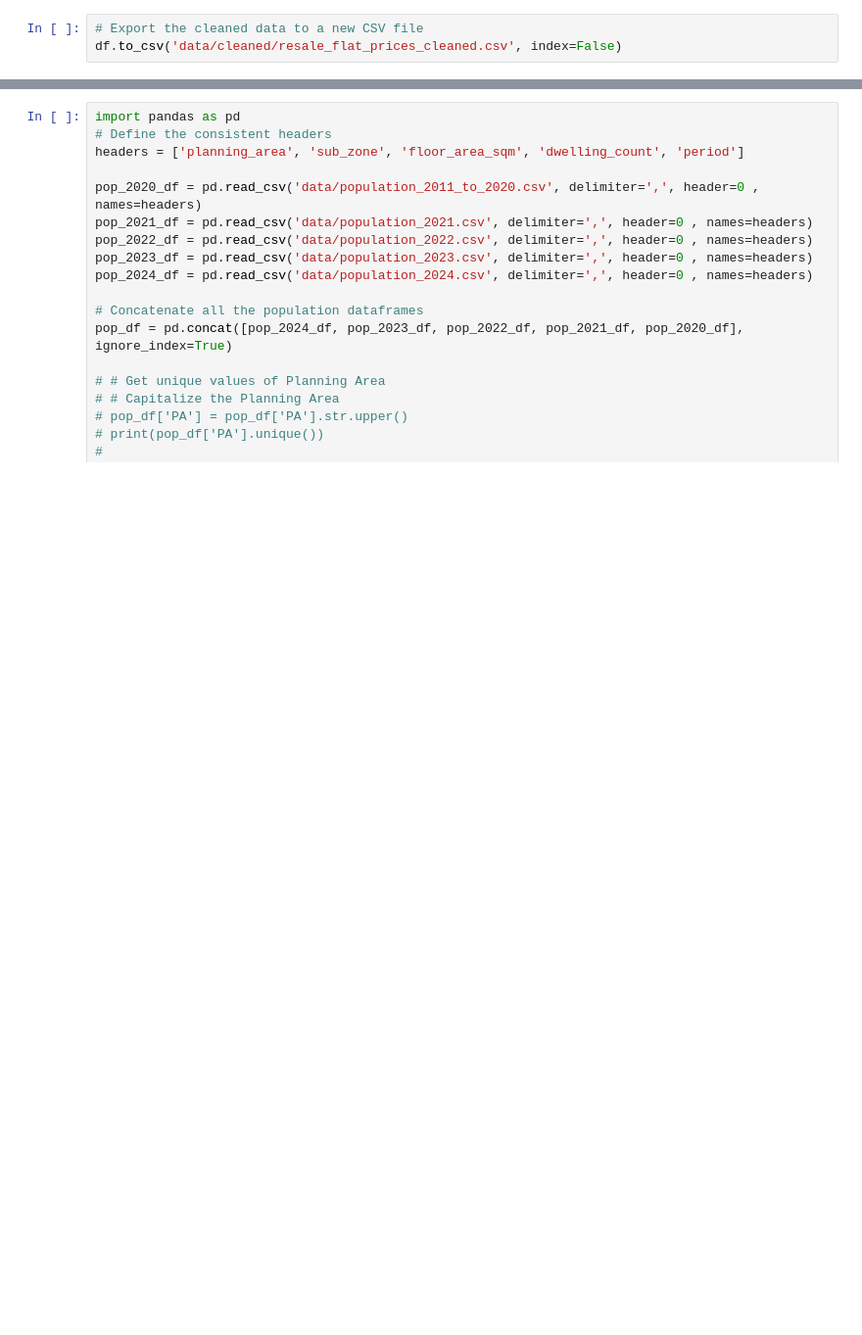
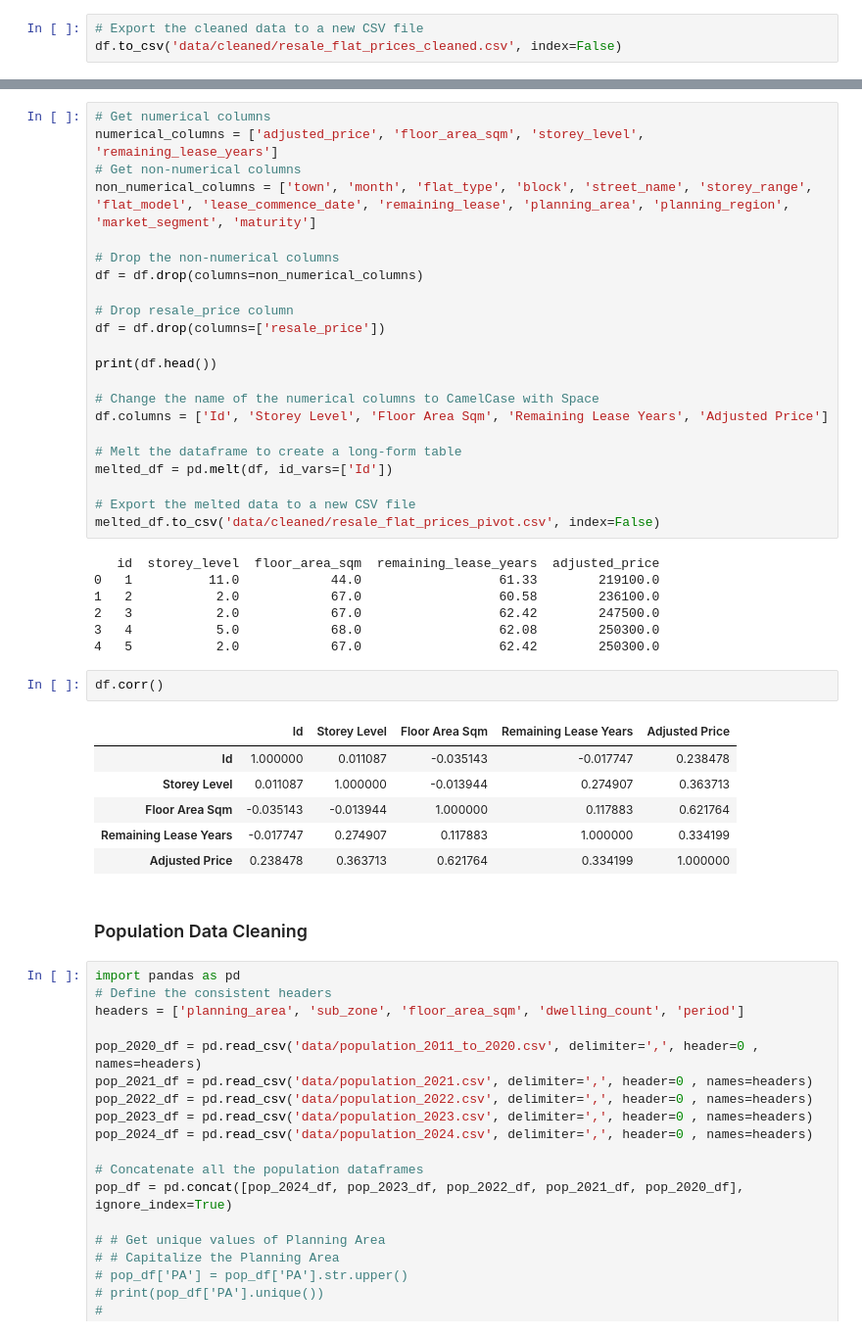
Before and after one commit to xeroxis-xs/Data-Visualisation-Python, a Jupyter notebook: sample.ipynb, the cells around one changed output, grey strips where cells are left out. Shown: that part at 98% size. Saved outputs shown, nothing was run; the diff lists cells and outputs as text; blank space fills up the shorter version.

```diff
--- a/sample.ipynb
+++ b/sample.ipynb
@@ -289,3 +333,43 @@ df.to_csv('data/cleaned/resale_flat_prices_cleaned.csv', index=False)
+# %%
+# Get numerical columns
+numerical_columns = ['adjusted_price', 'floor_area_sqm', 'storey_level', 'remaining_lease_years']
+# Get non-numerical columns
+non_numerical_columns = ['town', 'month', 'flat_type', 'block', 'street_name', 'storey_range', 'flat_model', 'lease_commence_date', 'remaining_lease', 'planning_area', 'planning_region', 'market_segment', 'maturity']
+
+# Drop the non-numerical columns
+df = df.drop(columns=non_numerical_columns)
+
+# Drop resale_price column
+df = df.drop(columns=['resale_price'])
+
+print(df.head())
+
+# Change the name of the numerical columns to CamelCase with Space
+df.columns = ['Id', 'Storey Level', 'Floor Area Sqm', 'Remaining Lease Years', 'Adjusted Price']
+
+# Melt the dataframe to create a long-form table
+melted_df = pd.melt(df, id_vars=['Id'])
+
+# Export the melted data to a new CSV file
+melted_df.to_csv('data/cleaned/resale_flat_prices_pivot.csv', index=False)
+# %% [output]
+   id  storey_level  floor_area_sqm  remaining_lease_years  adjusted_price
+0   1          11.0            44.0                  61.33        219100.0
+1   2           2.0            67.0                  60.58        236100.0
+2   3           2.0            67.0                  62.42        247500.0
+3   4           5.0            68.0                  62.08        250300.0
+4   5           2.0            67.0                  62.42        250300.0
+# %%
+df.corr()
+# %% [output]
+|  | Id | Storey Level | Floor Area Sqm | Remaining Lease Years | Adjusted Price |
+| Id | 1.000000 | 0.011087 | -0.035143 | -0.017747 | 0.238478 |
+| Storey Level | 0.011087 | 1.000000 | -0.013944 | 0.274907 | 0.363713 |
+| Floor Area Sqm | -0.035143 | -0.013944 | 1.000000 | 0.117883 | 0.621764 |
+| Remaining Lease Years | -0.017747 | 0.274907 | 0.117883 | 1.000000 | 0.334199 |
+| Adjusted Price | 0.238478 | 0.363713 | 0.621764 | 0.334199 | 1.000000 |
+# %% [markdown]
+### Population Data Cleaning
 # %%
 import pandas as pd
 # Define the consistent headers
```
Also changed, not shown: parts of 5 cells of this notebook, 2 other files.
